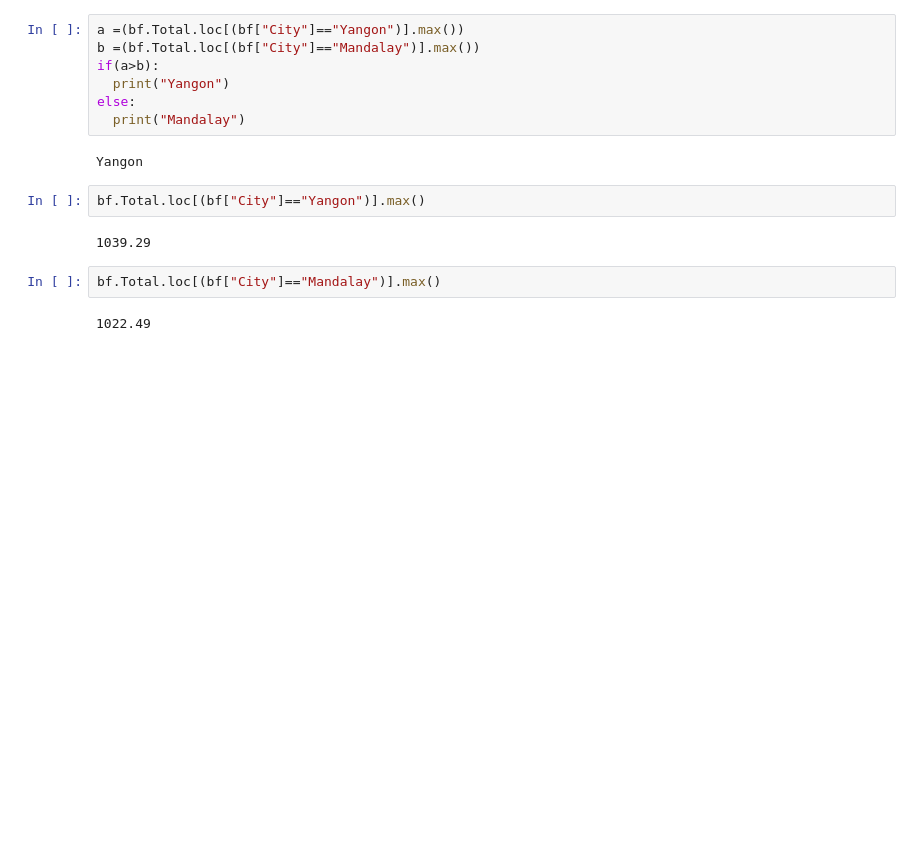
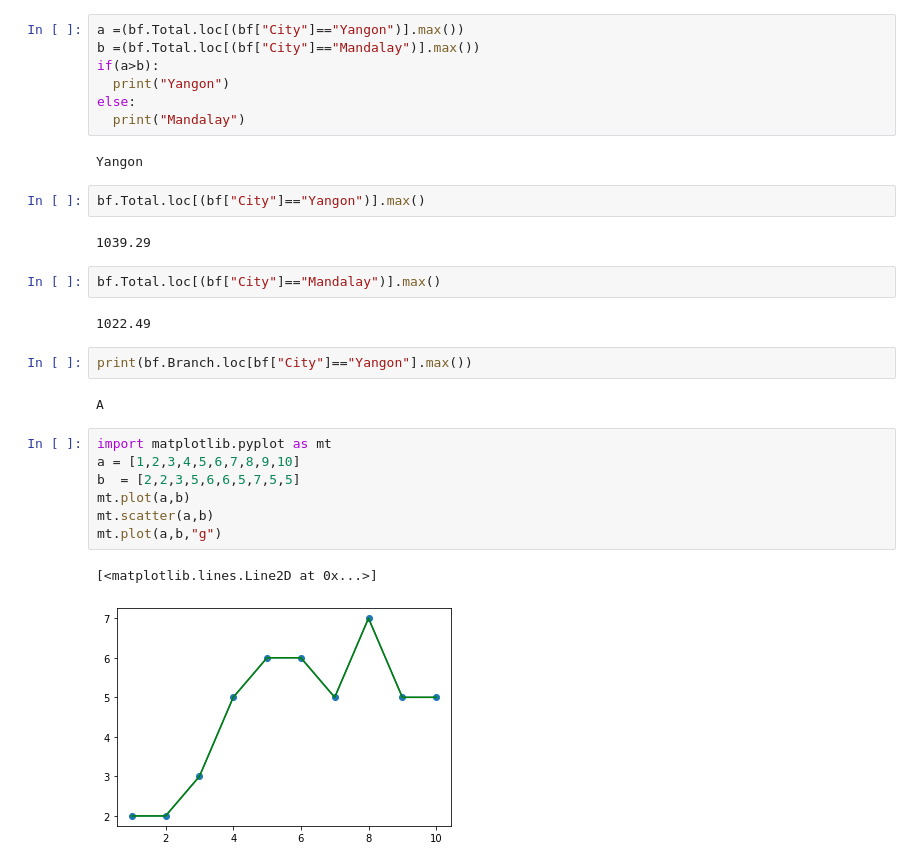
Before and after one commit to mani456256/INT213-K19PV-, a Jupyter notebook: data_anlyisis.ipynb, the cells around one changed output. Cells and saved outputs as stored; diff of their text form; blank space fills up the shorter version.

```diff
--- a/data_anlyisis.ipynb
+++ b/data_anlyisis.ipynb
@@ -167,3 +167,17 @@ bf.Total.loc[(bf["City"]=="Yangon")].max()
 bf.Total.loc[(bf["City"]=="Mandalay")].max()
 # %% [output]
 1022.49
+# %%
+print(bf.Branch.loc[bf["City"]=="Yangon"].max())
+# %% [output]
+A
+# %%
+import matplotlib.pyplot as mt
+a = [1,2,3,4,5,6,7,8,9,10]
+b  = [2,2,3,5,6,6,5,7,5,5]
+mt.plot(a,b)
+mt.scatter(a,b)
+mt.plot(a,b,"g")
+# %% [output]
+[<matplotlib.lines.Line2D at 0x...>]
+[figure, added]
```
Also changed, not shown: parts of 14 cells of this notebook.
